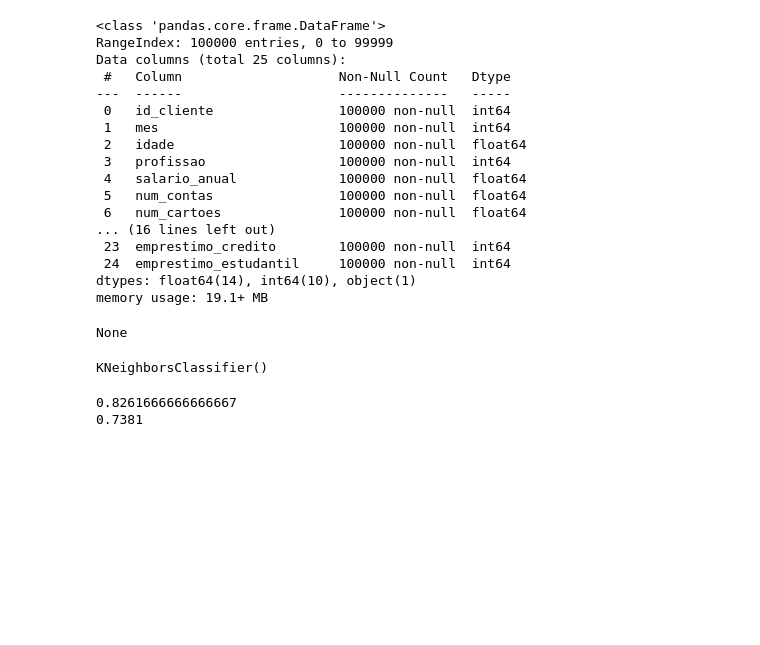
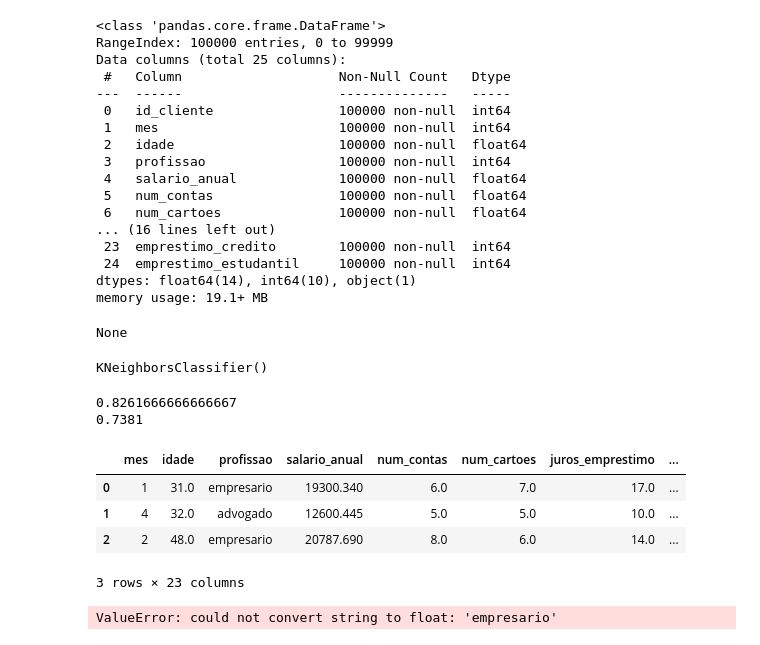
Before and after one commit to VitoriaPereiraKlapowsko/ia-com-python, a Jupyter notebook: inicial.ipynb, the cells around one changed output. Cells and saved outputs as stored; diff of their text form; code cells hidden in the pictures; blank space fills up the shorter version.

Commit message:
Usando as previsões em tabelas novas

```diff
--- a/inicial.ipynb
+++ b/inicial.ipynb
@@ -131,3 +131,20 @@ print(accuracy_score(y_teste, previsao_knn)) #Este tem 73% de precisão
 # %% [output]
 0.8261666666666667
 0.7381
+# %%
+tabela_nova = pd.read_csv('novos_clientes.csv')
+display(tabela_nova)
+
+tabela['profissao'] = codificador.fit_transform(tabela['profissao'])
+tabela['mix_credito'] = codificador.fit_transform(tabela['mix_credito'])
+tabela['comportamento_pagamento'] = codificador.fit_transform(tabela['comportamento_pagamento'])
+
+previsoes = modelo_arvoredescisao.predict(tabela_nova)
+display(previsoes)
+# %% [output]
+|  | mes | idade | profissao | salario_anual | num_contas | num_cartoes | juros_emprestimo | ... |
+| 0 | 1 | 31.0 | empresario | 19300.340 | 6.0 | 7.0 | 17.0 | ... |
+| 1 | 4 | 32.0 | advogado | 12600.445 | 5.0 | 5.0 | 10.0 | ... |
+| 2 | 2 | 48.0 | empresario | 20787.690 | 8.0 | 6.0 | 14.0 | ... |
+3 rows × 23 columns
+ValueError: could not convert string to float: 'empresario'
```
